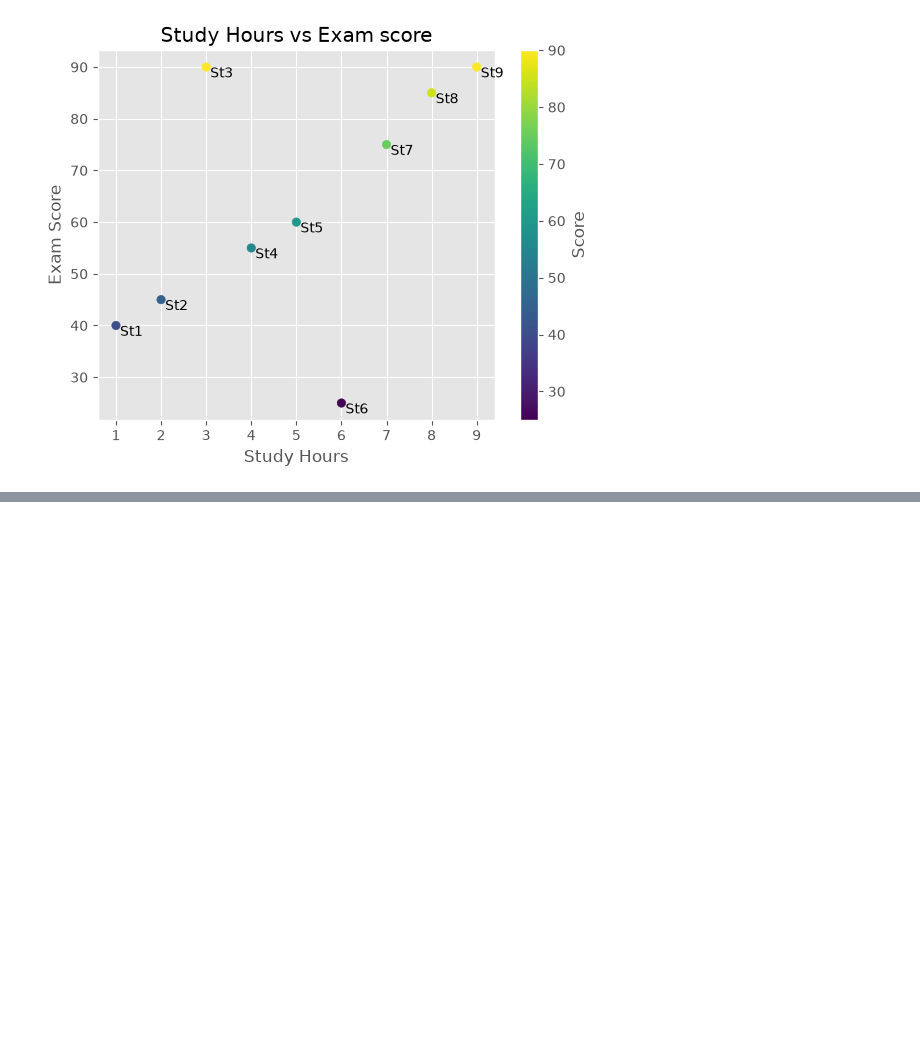
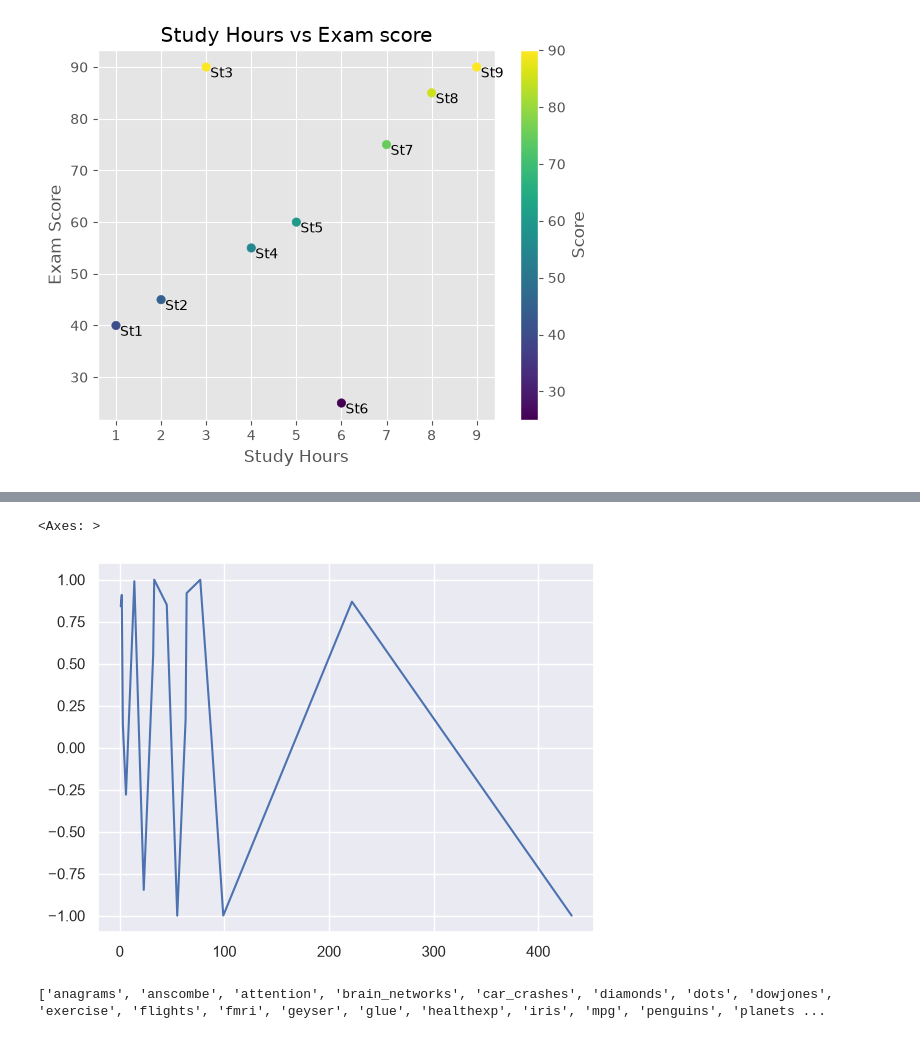
Before and after one commit to Saadkhan-777/Matplotlib-Seaborn-Practice-, a Jupyter notebook: matplotlib_&_seaborn.ipynb, the cells around one changed output, grey strips where cells are left out. Saved outputs shown, nothing was run; the diff lists cells and outputs as text; code cells hidden in the pictures; blank space fills up the shorter version.

```diff
--- a/matplotlib_&_seaborn.ipynb
+++ b/matplotlib_&_seaborn.ipynb
@@ -486,0 +569,14 @@ plt.show()
+# %%
+sns.set_theme(style="darkgrid")
+# %%
+x = np.array([1, 2, 3, 6, 55, 77, 32, 14, 23, 33, 45, 63, 33, 88, 99, 432, 64, 222, 64])
+y = np.sin(x)
+# %%
+sns.lineplot(x=x , y=y)
+# %% [output]
+<Axes: >
+[figure, added]
+# %%
+print(sns.get_dataset_names())
+# %% [output]
+['anagrams', 'anscombe', 'attention', 'brain_networks', 'car_crashes', 'diamonds', 'dots', 'dowjones', 'exercise', 'flights', 'fmri', 'geyser', 'glue', 'healthexp', 'iris', 'mpg', 'penguins', 'planets ...
```
Also changed, not shown: parts of 28 cells of this notebook.
